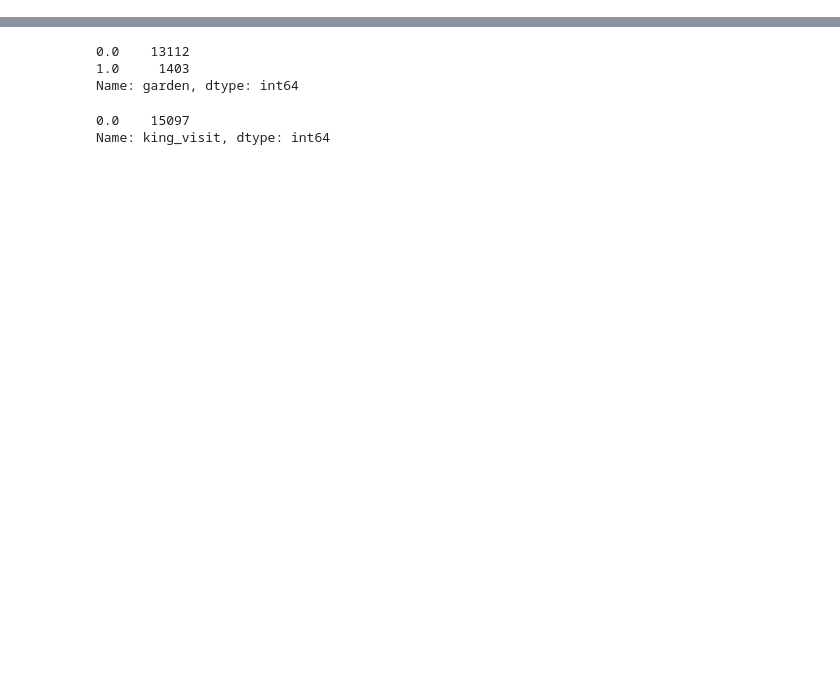
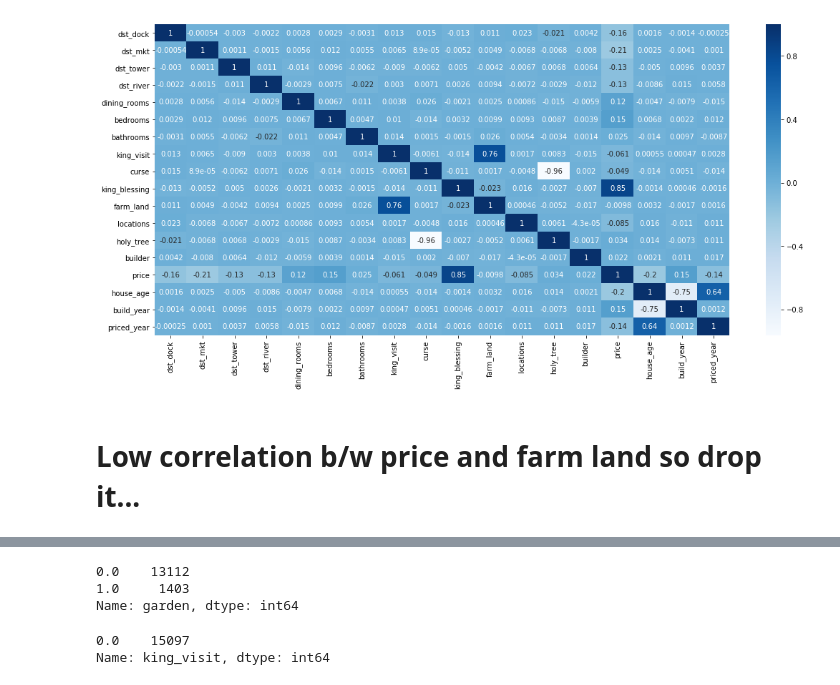
Before and after one commit to jangidnaval/Housing-Prices, a Jupyter notebook: scripts/solution.ipynb, the cells around one changed output, grey strips where cells are left out. Saved outputs shown, nothing was run; the diff lists cells and outputs as text; code cells hidden in the pictures; blank space fills up the shorter version.

```diff
--- a/scripts/solution.ipynb
+++ b/scripts/solution.ipynb
@@ -63,0 +146,2 @@ df.describe()
+# %%
+df.drop(['garden','dst_capital','dst_knight'],inplace=True,axis=1)
@@ -63,0 +150,2 @@ df.describe()
+# %%
+df.drop(['renovation'],inplace=True,axis=1)
@@ -63,0 +158,12 @@ df.describe()
+# %%
+def p_index(df):
+    print(df.isnull().sum())
+    print(df.isnull().values.sum())
+    print(df.dropna().index.size)
+    return
+
+def p_heatmap(df):
+    c=df.corr()
+    plt.figure(figsize=[18,8])
+    sns.heatmap(c,annot=True,cmap="Blues")
+    return
@@ -63,0 +190,6 @@ df.describe()
+# %%
+p_heatmap(df)
+# %% [output]
+[figure, added]
+# %% [markdown]
+  # Low correlation b/w price and farm land so drop it...
```
Also changed, not shown: parts of 112 cells of this notebook, 36 other files.
